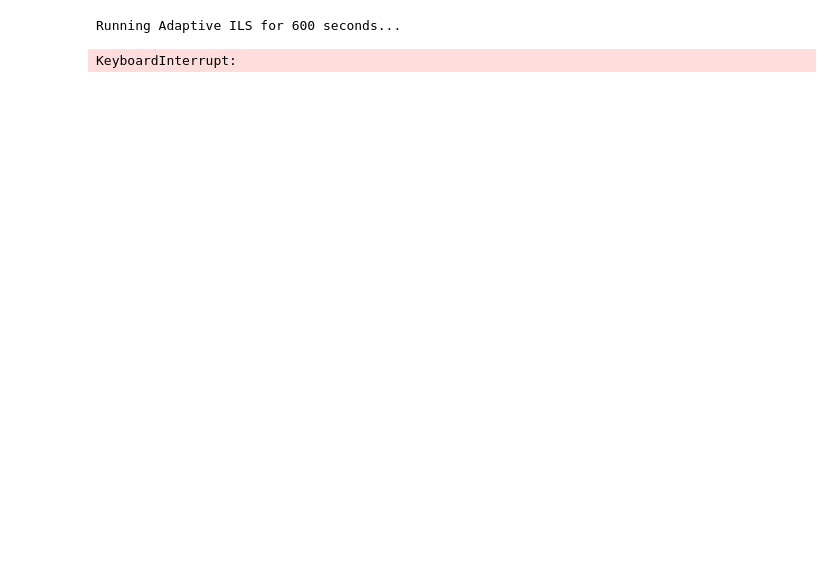
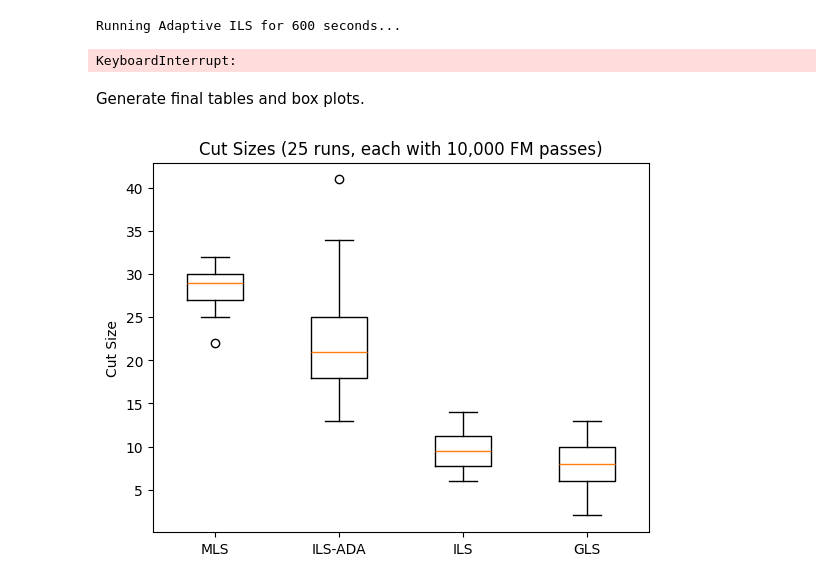
Before and after one commit to Cem-Kaya/Evo_Comp_Assignment_2, a Jupyter notebook: Practical_Assignment_2.ipynb, the cells around one changed output. Cells and saved outputs as stored; diff of their text form; code cells hidden in the pictures; blank space fills up the shorter version.

```diff
--- a/Practical_Assignment_2.ipynb
+++ b/Practical_Assignment_2.ipynb
@@ -581,3 +587,74 @@ filename = "pckl/adaptive_strategy_research/2025-03-30_14-29-18_ILS-FIXED_TIME-m
 results_ops6 = utils.load_pickle(filename)
 
 pass
+# %% [markdown]
+Generate final tables and box plots.
+# %%
+import utils
+import numpy as np
+import pandas as pd
+from IPython.display import HTML
+import matplotlib.pyplot as plt
+import ils_adaptive as ila
+
+mls_results_file = "pckl/2025-03-30_18-51-12_MLS-runs_25-max_iterations_10000-best_cut_28.24-time_463.452.pkl"
+ils_results_file = "pckl/2025-03-30_18-38-51_ILS-25-mutation_70-runs_25-max_iterations_10000-best_cut_9.44-time_459.134.pkl"
+gls_results_file = "pckl/20250330-184058_GLS-runs_25-pop_size_50-iter_10000.pkl"
+
+#load the MLS results
+mls_data = utils.load_pickle(mls_results_file)
+mls_stats = mls_data[-1]
+mls_data = mls_data[:-1] #drop the last row which is a summary
+
+mls = pd.DataFrame(mls_data)
+cut_sizes_mls = list(mls['best_cut_size'])
+stdev_mls = np.std(cut_sizes_mls)
+mean_mls = np.mean(cut_sizes_mls)
+mls_best = mls_stats['best_cut']
+mls_median = np.median(cut_sizes_mls)
+
+#load the ILS results
+ils_data = utils.load_pickle(ils_results_file)[:-1]
+ils_stats = ils_data[-1]
+ils_data = ils_data[:-1] #drop the last row which is a summary
+
+ils = pd.DataFrame(ils_data)
+cut_sizes_ils = list(ils['best_cut_size'])
+stdev_ils = np.std(cut_sizes_ils)
+mean_ils = np.mean(cut_sizes_ils)
+ils_best = ils_stats['best_cut_size']
+ils_median = np.median(cut_sizes_ils)
+
+#load the ILS-ADA results
+ilsa_data = ila._load_results_from_folder("pckl/ils-ada-25")
+ils_ada_stats = ilsa_data[-1]
+ilsa_data = ilsa_data[:-1] #drop the last row which is a summary
+rows = []
+for i in range(len(ilsa_data)):
+    rows.append(ilsa_data[i][0])
+ils_ada = pd.DataFrame(rows)
+
+#{'p_min': 0.0001, 'alpha': 0.4, 'beta': 0.2, 'use_stage_weights': False}
+cut_sizes_ils_ada = list(ils_ada['best_cut_size'])
+stdev_ils_ada = np.std(cut_sizes_ils_ada)
+mean_ils_ada = np.mean(cut_sizes_ils_ada)
+ils_ada_best = ils_ada_stats[0]['best_cut_size']
+ils_ada_median = np.median(cut_sizes_ils_ada)
+
+#load the GLS results
+gls = utils.load_pickle(gls_results_file)
+cut_sizes_gls = gls['cut_sizes']
+stdev_gls = np.std(cut_sizes_gls)
+mean_gls = np.mean(cut_sizes_gls)
+gls_best = min(cut_sizes_gls)
+gls_median = np.median(cut_sizes_gls)
+algorithms = ['MLS','ILS-ADA', 'ILS', 'GLS']
+cut_sizes = [cut_sizes_mls, cut_sizes_ils_ada, cut_sizes_ils, cut_sizes_gls]
+
+#box plots
+plt.boxplot(cut_sizes, labels=['MLS','ILS-ADA','ILS', 'GLS'])
+plt.title("Cut Sizes (25 runs, each with 10,000 FM passes)")
+plt.ylabel("Cut Size")
+plt.show()
+# %% [output]
+[figure, added]
```
Also changed, not shown: parts of 5 cells of this notebook, 55 other files.
